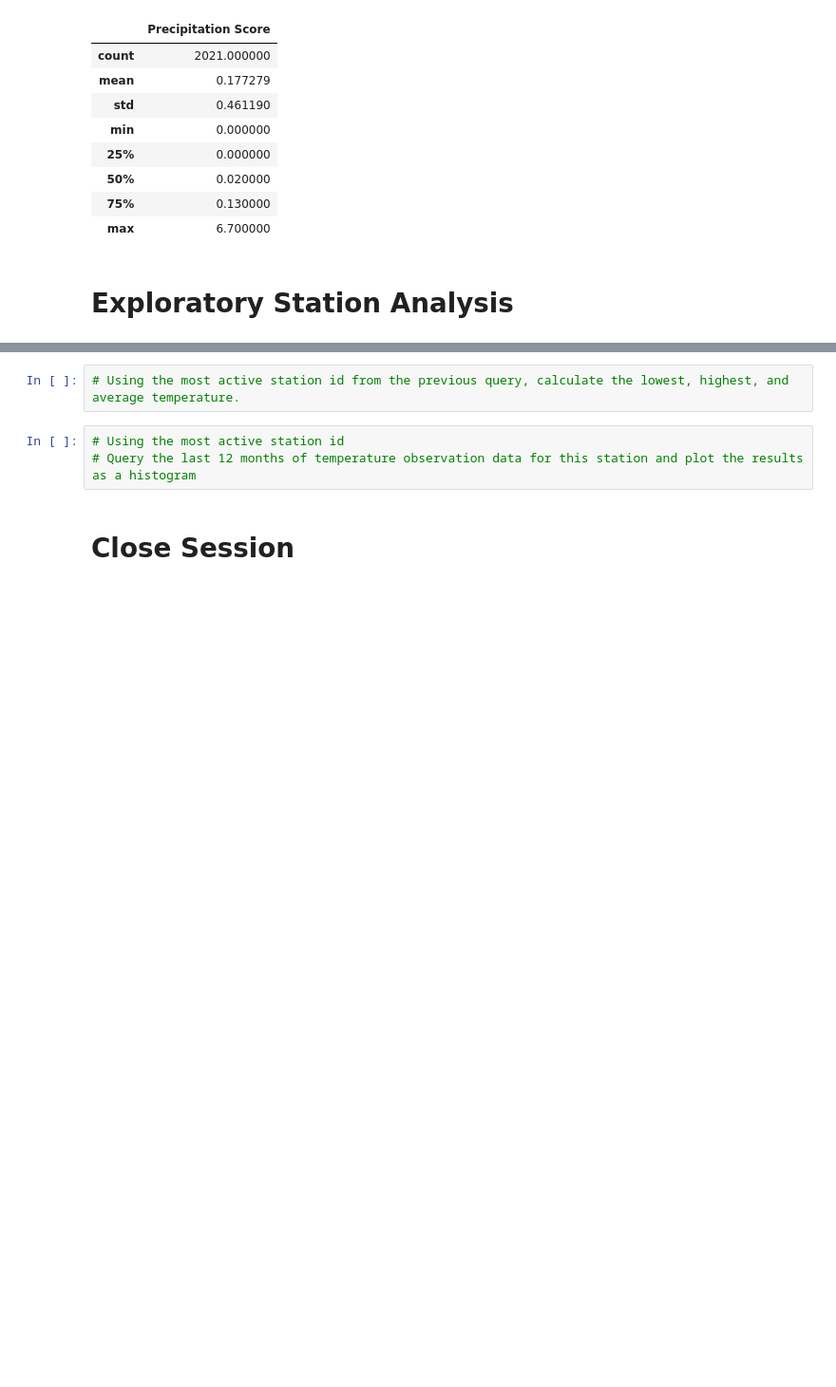
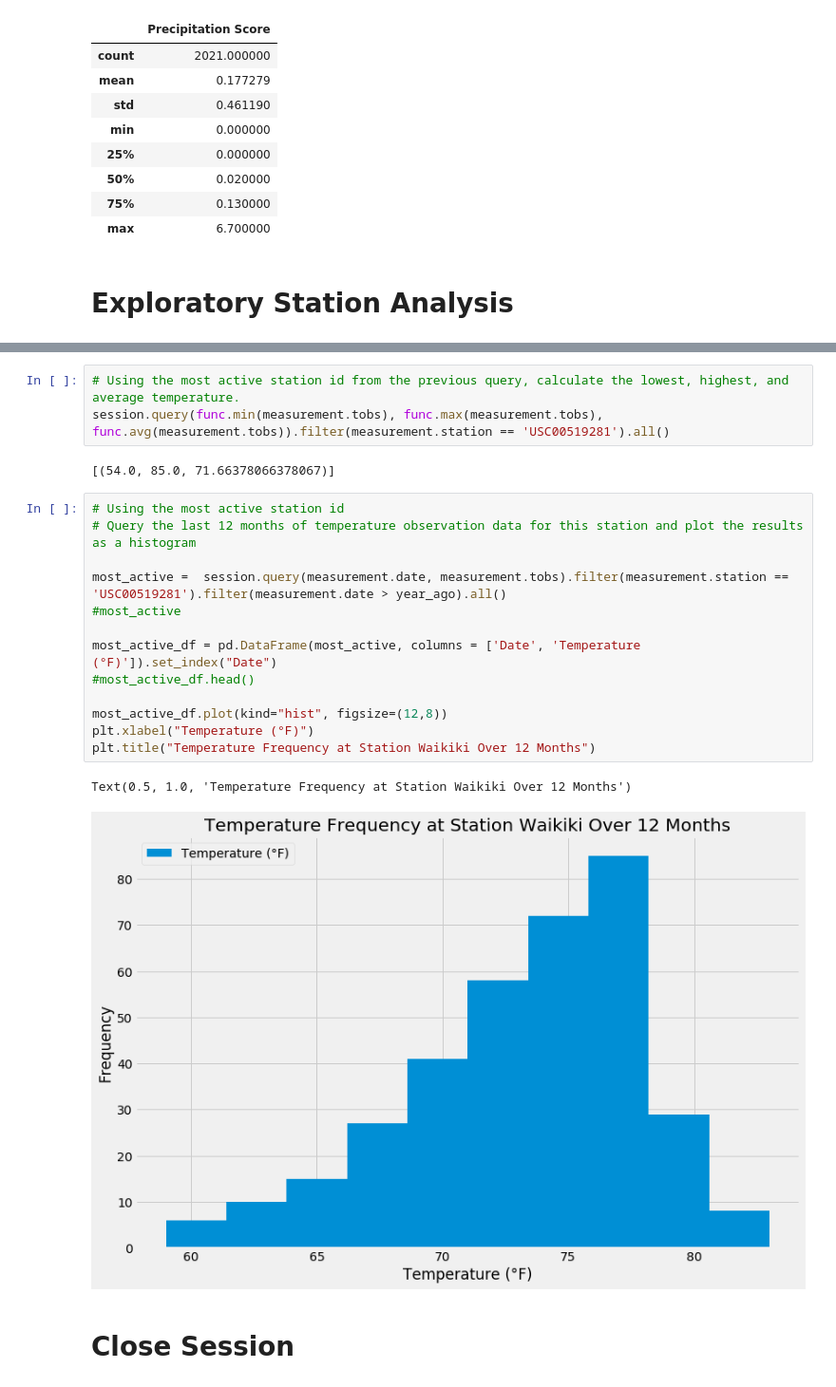
Before and after one commit to briennecole/sqlalchemy_challenge, a Jupyter notebook: surfs-up.ipynb, the cells around one changed output, grey strips where cells are left out. Shown: that part at 95% size. Saved outputs shown, nothing was run; the diff lists cells and outputs as text; blank space fills up the shorter version.

Commit message:
station analysis complete

```diff
--- a/surfs-up.ipynb
+++ b/surfs-up.ipynb
@@ -160,8 +176,24 @@ clean_precip_df.describe()
 # %%
 # Using the most active station id from the previous query, calculate the lowest, highest, and average temperature.
+session.query(func.min(measurement.tobs), func.max(measurement.tobs), func.avg(measurement.tobs)).filter(measurement.station == 'USC00519281').all()
+# %% [output]
+[(54.0, 85.0, 71.66378066378067)]
 # %%
 # Using the most active station id
 # Query the last 12 months of temperature observation data for this station and plot the results as a histogram
+
+most_active =  session.query(measurement.date, measurement.tobs).filter(measurement.station == 'USC00519281').filter(measurement.date > year_ago).all()
+#most_active
+
+most_active_df = pd.DataFrame(most_active, columns = ['Date', 'Temperature (°F)']).set_index("Date")
+#most_active_df.head()
+
+most_active_df.plot(kind="hist", figsize=(12,8))
+plt.xlabel("Temperature (°F)")
+plt.title("Temperature Frequency at Station Waikiki Over 12 Months")
+# %% [output]
+Text(0.5, 1.0, 'Temperature Frequency at Station Waikiki Over 12 Months')
+[figure, added]
 # %% [markdown]
 # Close Session
 # %%
```
Also changed, not shown: parts of 3 cells of this notebook.
